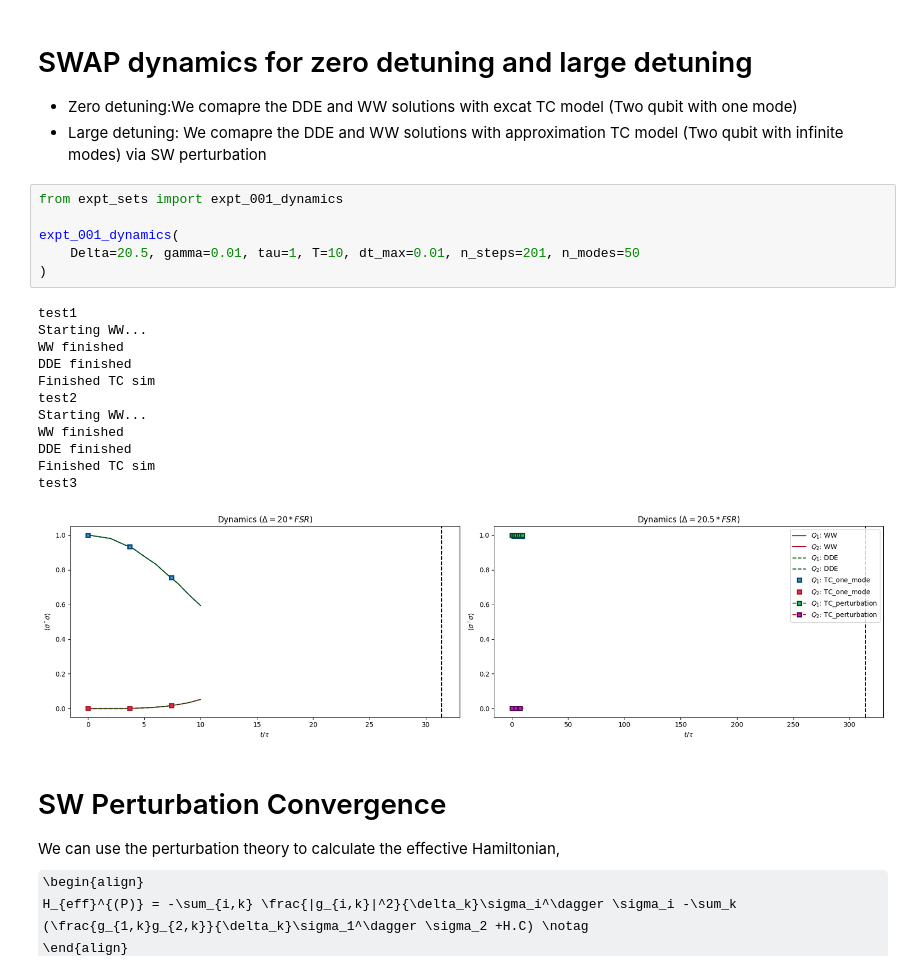
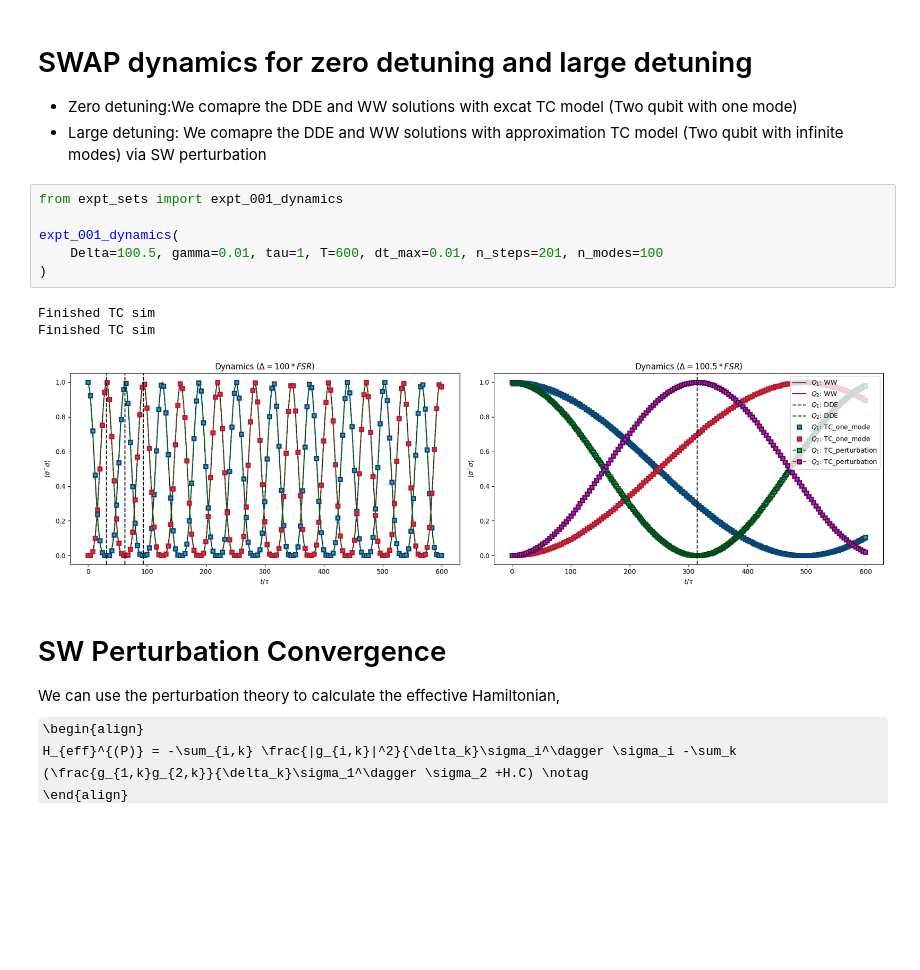
Before and after one commit to Taitoos2/non_markovian_qubit_swap, a Jupyter notebook: Idea_3.ipynb, the cells around one changed output. Drawn from its saved outputs; the diff is of its cells as text; some formulas as TeX source; blank space fills up the shorter version.

```diff
--- a/Idea_3.ipynb
+++ b/Idea_3.ipynb
@@ -5,22 +5,13 @@
 # %%
 from expt_sets import expt_001_dynamics
 
 expt_001_dynamics(
-    Delta=20.5, gamma=0.01, tau=1, T=10, dt_max=0.01, n_steps=201, n_modes=50
+    Delta=100.5, gamma=0.01, tau=1, T=600, dt_max=0.01, n_steps=201, n_modes=100
 )
 # %% [output]
-test1
-Starting WW...
-WW finished
-DDE finished
 Finished TC sim
-test2
-Starting WW...
-WW finished
-DDE finished
 Finished TC sim
-test3
-[figure, old version]
+[figure, new version]
 # %% [markdown]
 # SW Perturbation Convergence
 We can use the perturbation theory to calculate the effective Hamiltonian,
```
Also changed, not shown: parts of 8 cells of this notebook, 1 other file.
